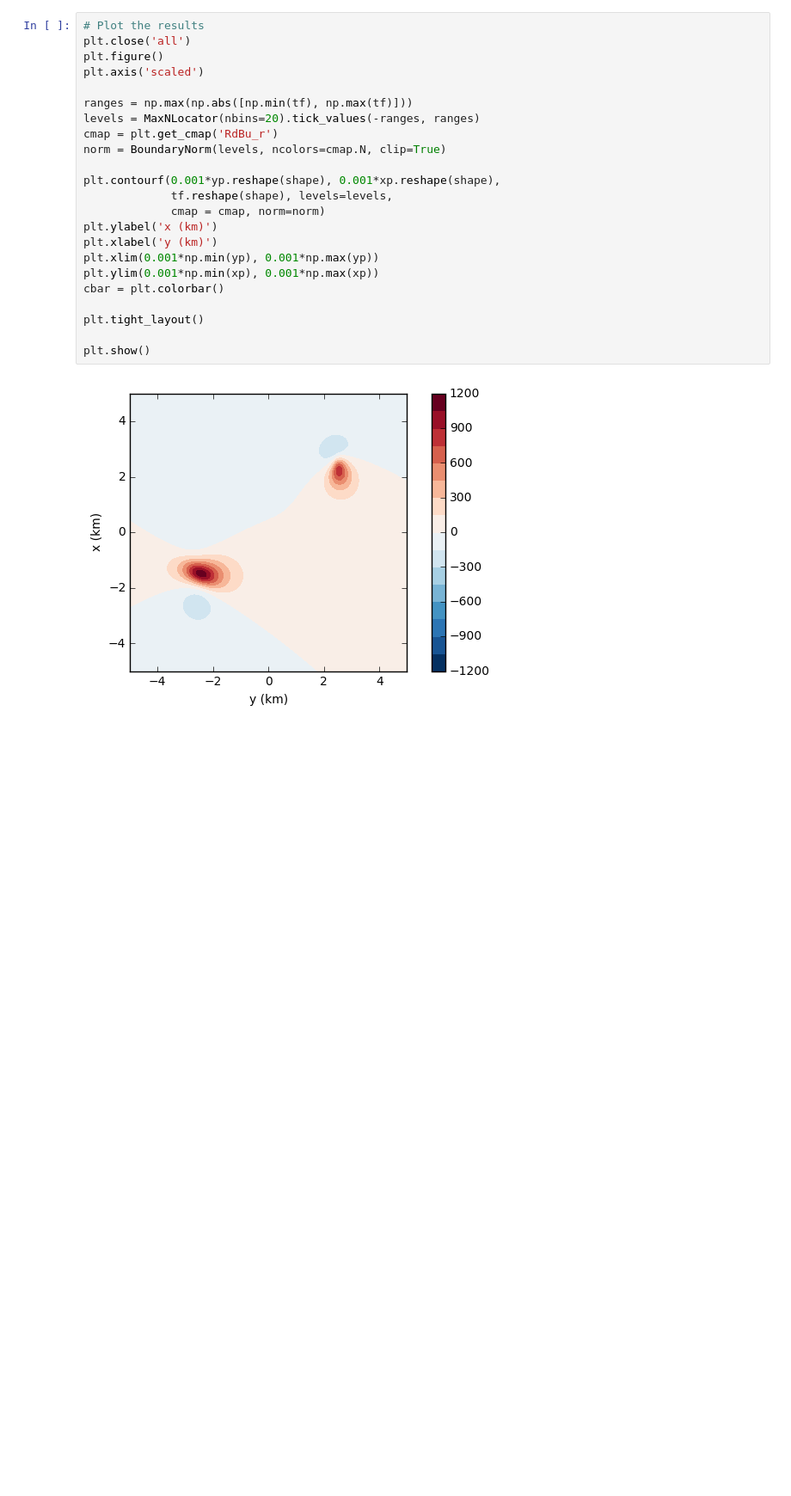
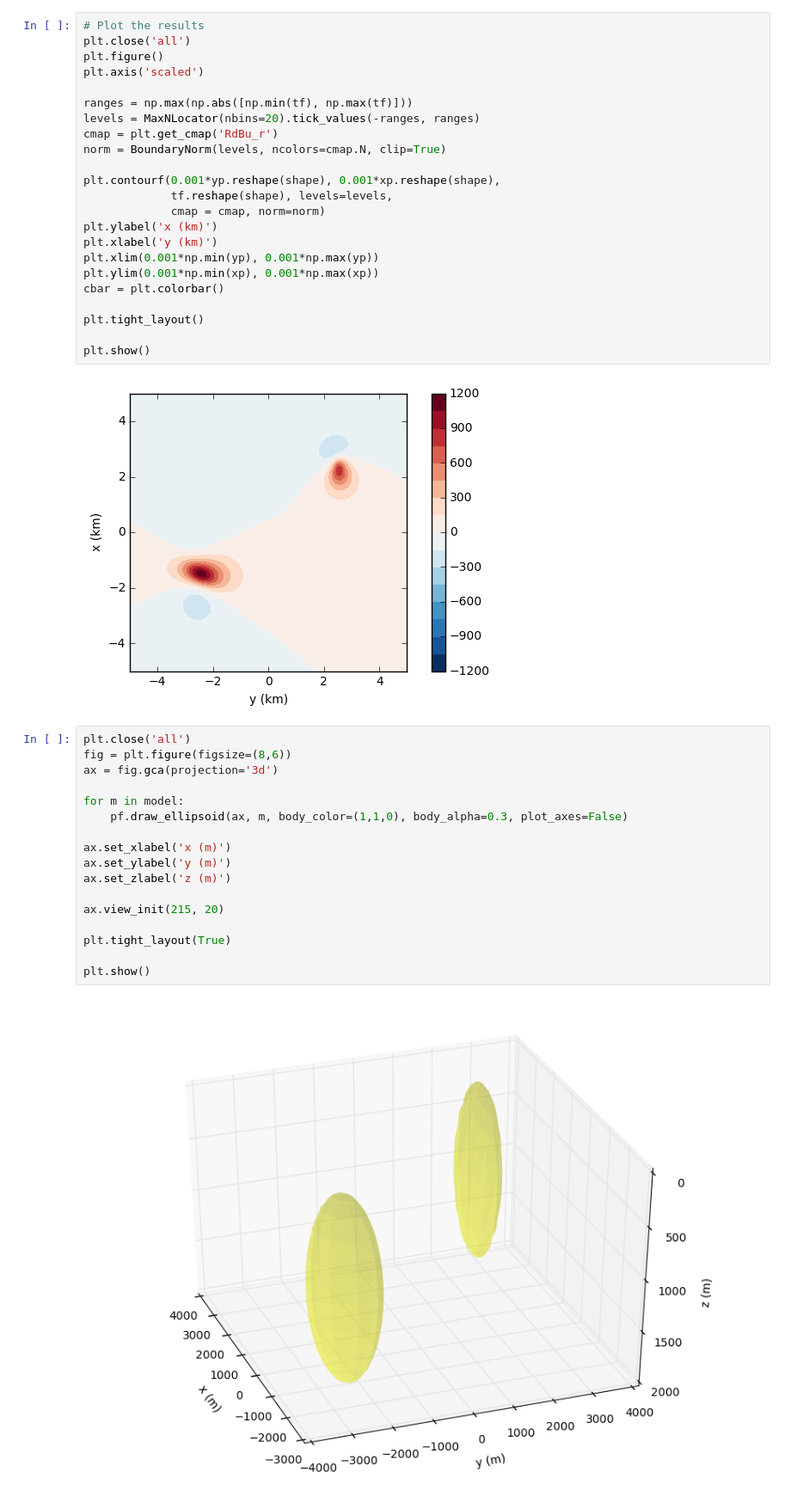
Before and after one commit to pinga-lab/magnetic-ellipsoid, a Jupyter notebook: code/Cookbook_oblate.ipynb, the cells around one changed output. Shown at 86% size. Saved outputs shown, nothing was run; the diff lists cells and outputs as text; blank space fills up the shorter version.

Commit message:
plot functions

```diff
--- a/code/Cookbook_oblate.ipynb
+++ b/code/Cookbook_oblate.ipynb
@@ -66,3 +68,22 @@ plt.tight_layout()
 plt.show()
 # %% [output]
 [figure]
+# %%
+plt.close('all')
+fig = plt.figure(figsize=(8,6))
+ax = fig.gca(projection='3d')
+
+for m in model:
+    pf.draw_ellipsoid(ax, m, body_color=(1,1,0), body_alpha=0.3, plot_axes=False)
+
+ax.set_xlabel('x (m)')
+ax.set_ylabel('y (m)')
+ax.set_zlabel('z (m)')
+
+ax.view_init(215, 20)
+
+plt.tight_layout(True)
+
+plt.show()
+# %% [output]
+[figure, added]
```
Also changed, not shown: parts of 1 cell of this notebook, 10 other files.
